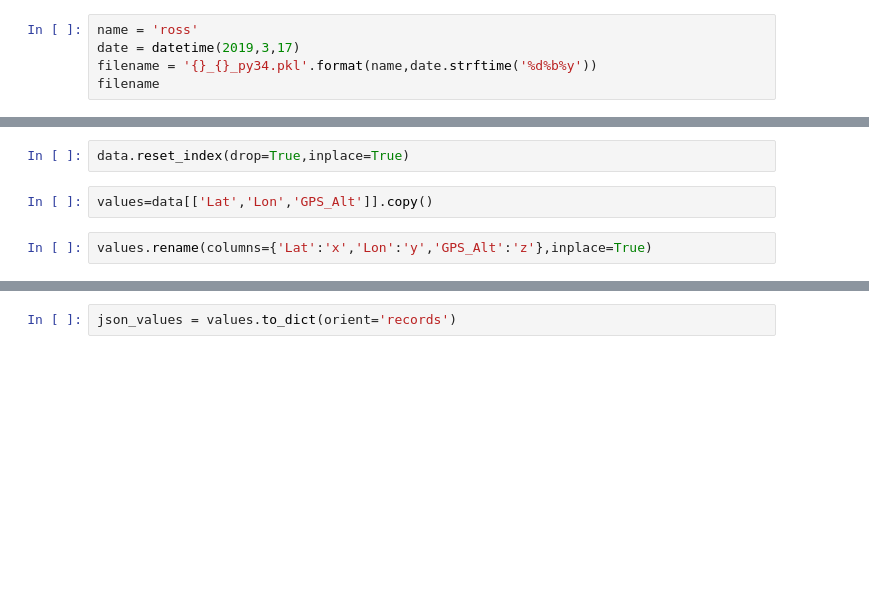
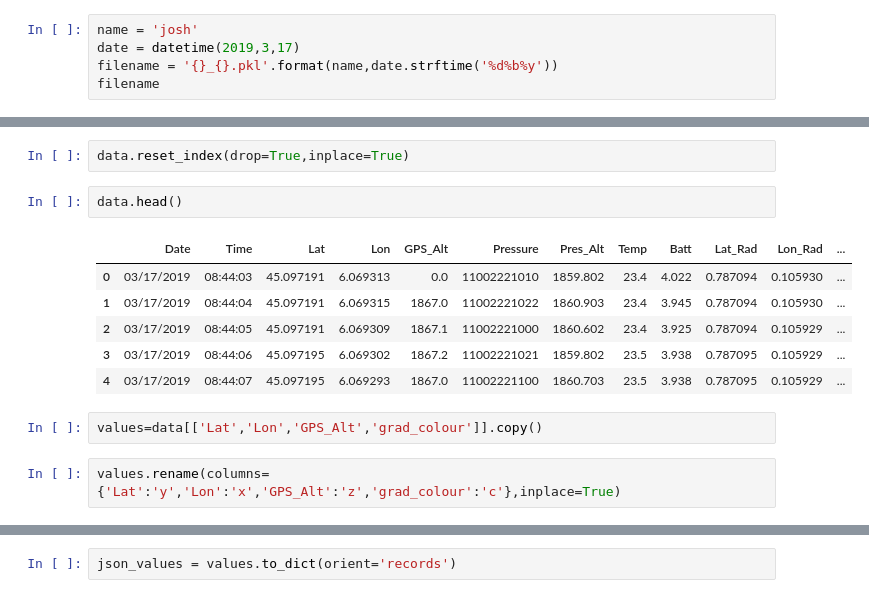
Before and after one commit to jaycee14/SkiTracker, a Jupyter notebook: data for charts.ipynb, the cells around one changed output, grey strips where cells are left out. Saved outputs shown, nothing was run; the diff lists cells and outputs as text; blank space fills up the shorter version.

```diff
--- a/data for charts.ipynb
+++ b/data for charts.ipynb
@@ -6,8 +6,8 @@ from datetime import datetime
 # %%
 %matplotlib inline
 # %%
-name = 'ross'
+name = 'josh'
 date = datetime(2019,3,17)
-filename = '{}_{}_py34.pkl'.format(name,date.strftime('%d%b%y'))
+filename = '{}_{}.pkl'.format(name,date.strftime('%d%b%y'))
 filename
 # %% [output]
@@ -16,7 +16,16 @@ filename
 data = pd.read_pickle('processed_data/'+filename)
 # %%
 data.reset_index(drop=True,inplace=True)
+# %%
+data.head()
+# %% [output]
+|  | Date | Time | Lat | Lon | GPS_Alt | Pressure | Pres_Alt | Temp | Batt | Lat_Rad | Lon_Rad | ... |
+| 0 | 03/17/2019 | 08:44:03 | 45.097191 | 6.069313 | 0.0 | 11002221010 | 1859.802 | 23.4 | 4.022 | 0.787094 | 0.105930 | ... |
+| 1 | 03/17/2019 | 08:44:04 | 45.097191 | 6.069315 | 1867.0 | 11002221022 | 1860.903 | 23.4 | 3.945 | 0.787094 | 0.105930 | ... |
+| 2 | 03/17/2019 | 08:44:05 | 45.097191 | 6.069309 | 1867.1 | 11002221000 | 1860.602 | 23.4 | 3.925 | 0.787094 | 0.105929 | ... |
+| 3 | 03/17/2019 | 08:44:06 | 45.097195 | 6.069302 | 1867.2 | 11002221021 | 1859.802 | 23.5 | 3.938 | 0.787095 | 0.105929 | ... |
+| 4 | 03/17/2019 | 08:44:07 | 45.097195 | 6.069293 | 1867.0 | 11002221100 | 1860.703 | 23.5 | 3.938 | 0.787095 | 0.105929 | ... |
 # %%
-values=data[['Lat','Lon','GPS_Alt']].copy()
+values=data[['Lat','Lon','GPS_Alt','grad_colour']].copy()
 # %%
-values.rename(columns={'Lat':'x','Lon':'y','GPS_Alt':'z'},inplace=True)
+values.rename(columns={'Lat':'y','Lon':'x','GPS_Alt':'z','grad_colour':'c'},inplace=True)
```
Also changed, not shown: parts of 16 cells of this notebook, 46 other files.
